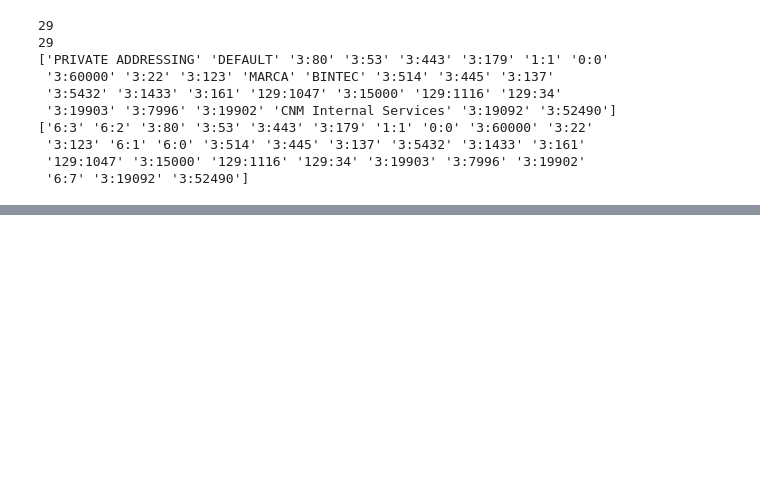
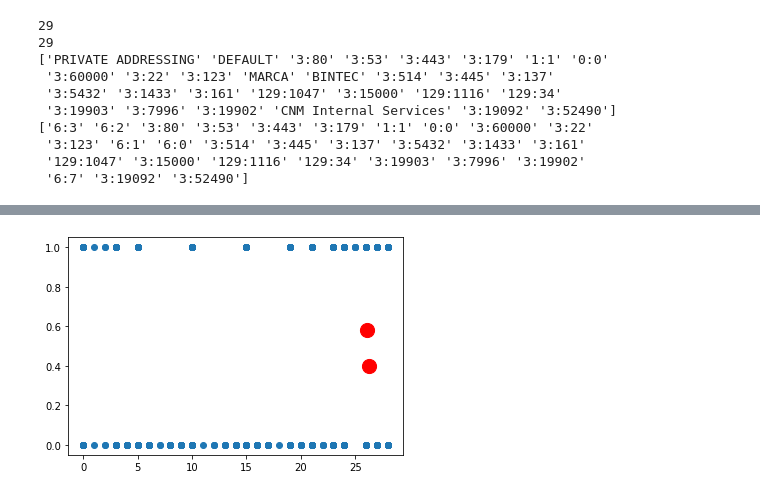
Before and after one commit to elgatovielma/tfm_network_anomalies, a Jupyter notebook: Visualizacion_checkpoint.ipynb, the cells around one changed output, grey strips where cells are left out. Drawn from its saved outputs; the diff is of its cells as text; code cells hidden in the pictures; blank space fills up the shorter version.

```diff
--- a/Visualizacion_checkpoint.ipynb
+++ b/Visualizacion_checkpoint.ipynb
@@ -190,0 +236,13 @@ print(centroids)
+# %%
+# Plot the data
+plt.scatter(X_no_lan[:,0],
+            X_no_lan[:,1])
+
+# Plot the clusters
+plt.scatter(kmeans.cluster_centers_[:, 0],
+            kmeans.cluster_centers_[:, 1],
+            s=200,                             # Set centroid size
+            c='red')                           # Set centroid color
+plt.show()
+# %% [output]
+[figure, added]
```
Also changed, not shown: parts of 16 cells of this notebook.
